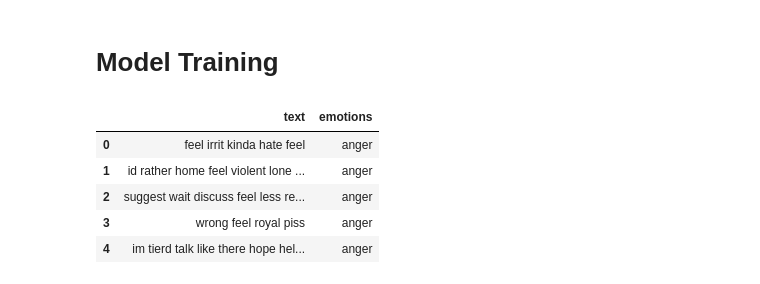
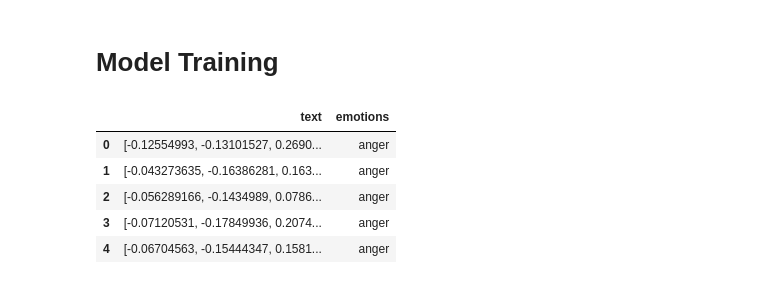
Before and after one commit to m21ark/pln, a Jupyter notebook: 4_models.ipynb, the cells around one changed output. Drawn from its saved outputs; the diff is of its cells as text; code cells hidden in the pictures.

Commit message:
Embeddings

```diff
--- a/4_models.ipynb
+++ b/4_models.ipynb
@@ -115,14 +115,15 @@ models = [
 # %% [markdown]
 # Model Training
 # %%
-df = pd.read_pickle('data/reps/1_plain_text.pkl')
+# df = pd.read_pickle('data/reps/2_bow.pkl')
+df = pd.read_pickle('data/reps/5_embeddings_original.pkl')
 df = df.reset_index(drop=True)
 
 df.head()
 # %% [output]
 |  | text | emotions |
-| 0 | feel irrit kinda hate feel | anger |
-| 1 | id rather home feel violent lone ... | anger |
-| 2 | suggest wait discuss feel less re... | anger |
-| 3 | wrong feel royal piss | anger |
-| 4 | im tierd talk like there hope hel... | anger |
+| 0 | [-0.12554993, -0.13101527, 0.2690... | anger |
+| 1 | [-0.043273635, -0.16386281, 0.163... | anger |
+| 2 | [-0.056289166, -0.1434989, 0.0786... | anger |
+| 3 | [-0.07120531, -0.17849936, 0.2074... | anger |
+| 4 | [-0.06704563, -0.15444347, 0.1581... | anger |
```
Also changed, not shown: parts of 5 cells of this notebook, 3 other files.
